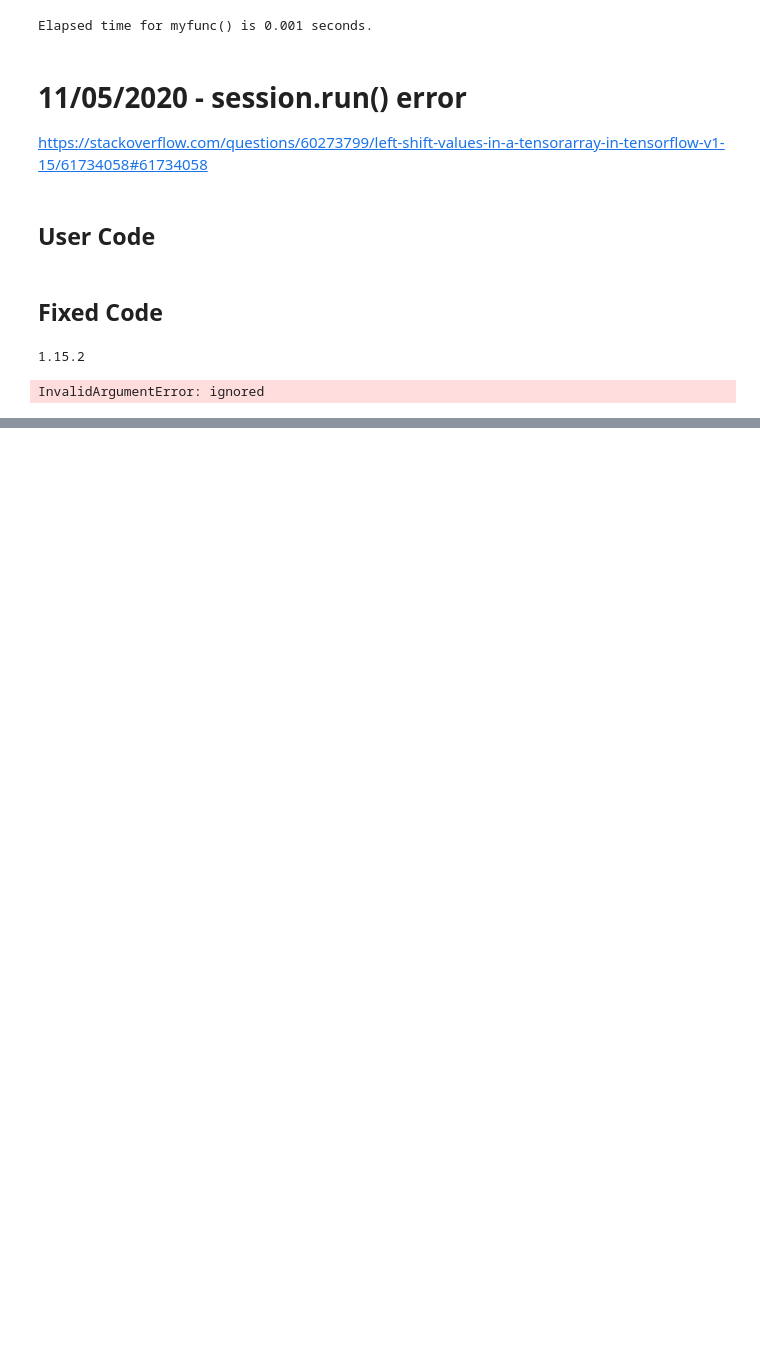
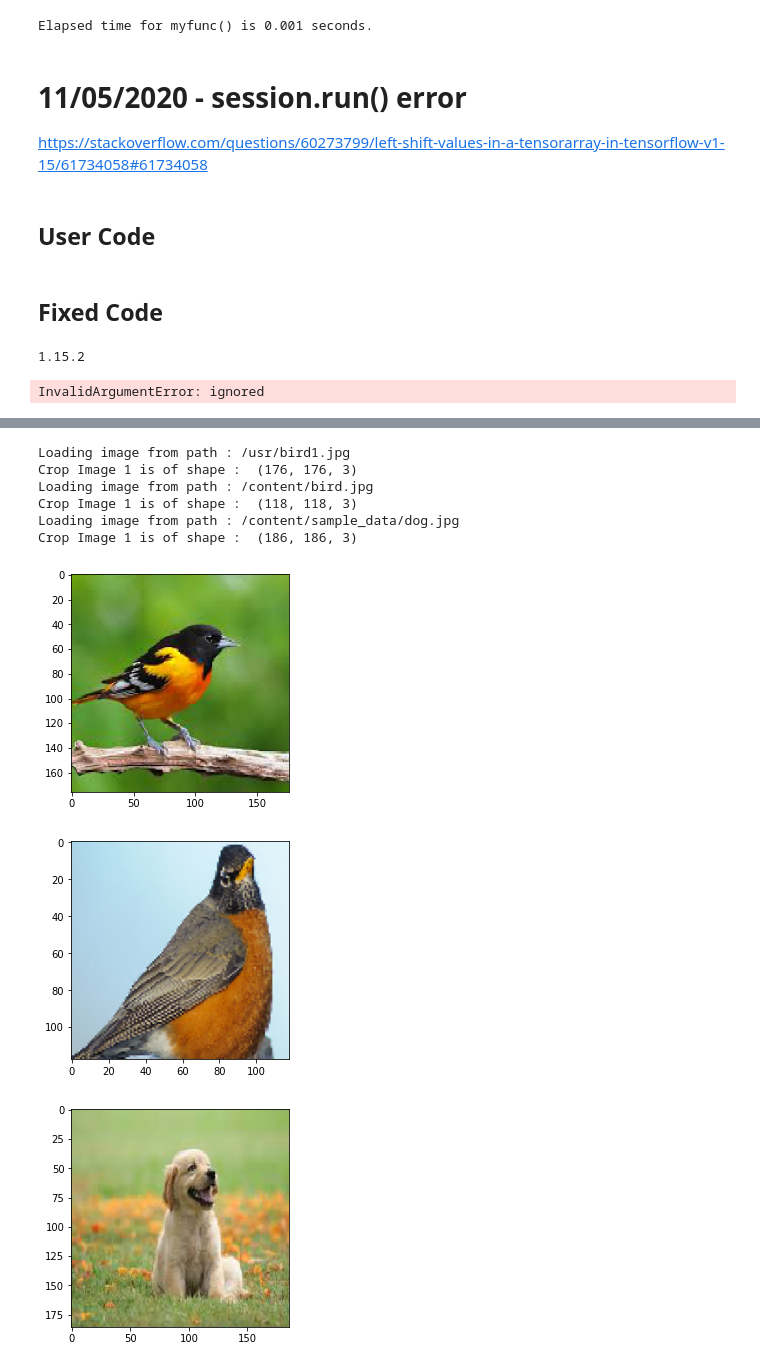
Before and after one commit to rohitfattepur/Tensorflow, a Jupyter notebook: SO_Home.ipynb, the cells around one changed output, grey strips where cells are left out. Cells and saved outputs as stored; diff of their text form; code cells hidden in the pictures; blank space fills up the shorter version.

```diff
--- a/SO_Home.ipynb
+++ b/SO_Home.ipynb
@@ -5348,0 +5882,39 @@ InvalidArgumentError: ignored
+# %%
+%tensorflow_version 2.x
+import tensorflow as tf
+from tensorflow.keras.preprocessing.image import load_img
+from tensorflow.keras.preprocessing.image import img_to_array, array_to_img
+from matplotlib import pyplot as plt
+import numpy as np
+
+file_path = ['/content/bird.jpg','/content/sample_data/dog.jpg','/usr/bird1.jpg']
+
+def load_file_and_process(path):
+    print("Loading image from path :",bytes.decode(path.numpy()))
+    image = load_img(bytes.decode(path.numpy()), target_size=(224, 224))
+    image = img_to_array(image)
+    image = tf.image.central_crop(image, np.random.uniform(0.50, 1.00))
+    return image
+
+train_dataset = tf.data.Dataset.list_files(file_path)
+
+train_dataset = train_dataset.map(lambda x: tf.py_function(load_file_and_process, [x], [tf.float32]))
+
+i = 1
+
+for f in train_dataset:
+  for l in f:
+    image = np.array(array_to_img(l))
+    print("Crop Image", i , "is of shape : ", image.shape)
+    plt.figure()
+    plt.imshow(image)
+# %% [output]
+Loading image from path : /usr/bird1.jpg
+Crop Image 1 is of shape :  (176, 176, 3)
+Loading image from path : /content/bird.jpg
+Crop Image 1 is of shape :  (118, 118, 3)
+Loading image from path : /content/sample_data/dog.jpg
+Crop Image 1 is of shape :  (186, 186, 3)
+[figure, added]
+[figure, added]
+[figure, added]
```
Also changed, not shown: parts of 39 cells of this notebook.
